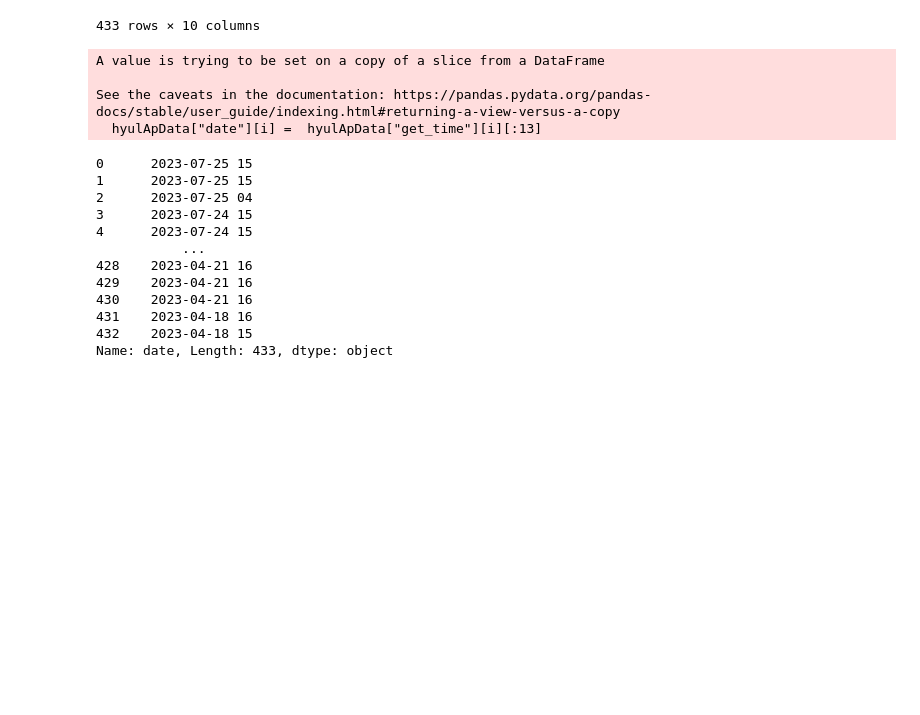
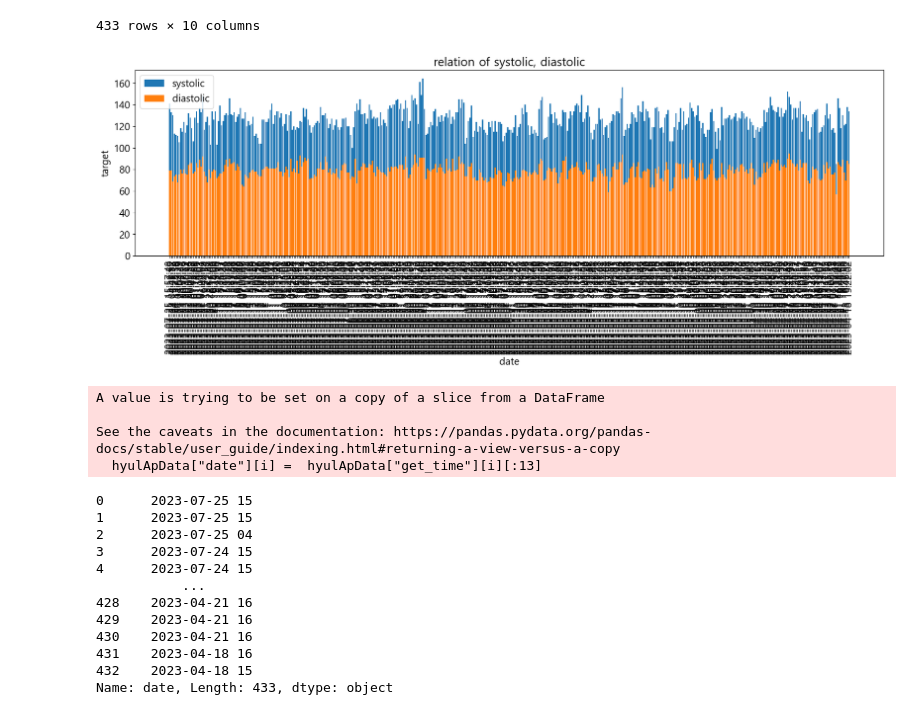
Before and after one commit to GitHayang/python, a Jupyter notebook: 미완성/healthData.ipynb, the cells around one changed output. Cells and saved outputs as stored; diff of their text form; code cells hidden in the pictures; blank space fills up the shorter version.

```diff
--- a/미완성/healthData.ipynb
+++ b/미완성/healthData.ipynb
@@ -3,0 +6,5 @@ import numpy as np
+# %%
+import matplotlib
+matplotlib.rcParams["font.family"] = "Malgun Gothic"
+matplotlib.rcParams["font.size"] = 15
+matplotlib.rcParams["axes.unicode_minus"] = False
@@ -18,6 +27,26 @@ hyulApData
 | 431 | 433 | 7518 | 52a62c11-7c4f-4912-91c9-ff5c145328cd | 갤럭시워치(Galaxy Watch) | 임일균 | 2023-04-18 16:46:52 | 138.0 | 88.0 | NaN | ... |
 | 432 | 433 | 7517 | 52a62c11-7c4f-4912-91c9-ff5c145328cd | 갤럭시워치(Galaxy Watch) | 임일균 | 2023-04-18 15:22:02 | 134.0 | 85.0 | NaN | ... |
 433 rows × 10 columns
+# %%
+plt.figure(figsize=(20,5))
+plt.bar(hyulApData.get_time, hyulApData.systolic, label='systolic')
+plt.bar(hyulApData.get_time, hyulApData.diastolic, label='diastolic')
+
+# 그래프 제목과 레이블 설정
+plt.title('relation of systolic, diastolic')
+plt.xlabel('date')
+plt.ylabel('target')
+
+# 범례 추가
+plt.legend()
+
+# x축 글자 회전
+plt.xticks(rotation=90)
+
+# 그래프 표시
+plt.show()
+# %% [output]
+[figure, added]
 # %%
 def date(hyulApData):
     hyulApData["date"] = 0
```
Also changed, not shown: parts of 40 cells of this notebook, 1 other file.
